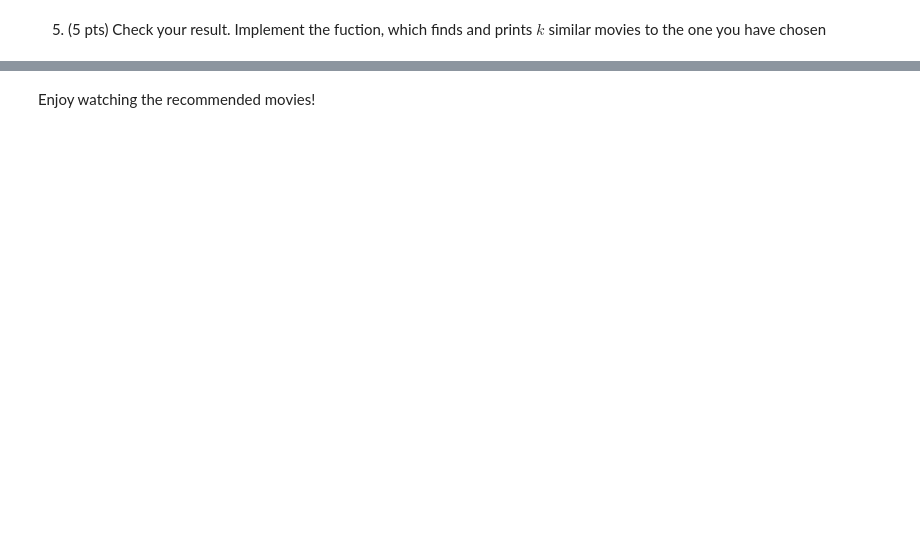
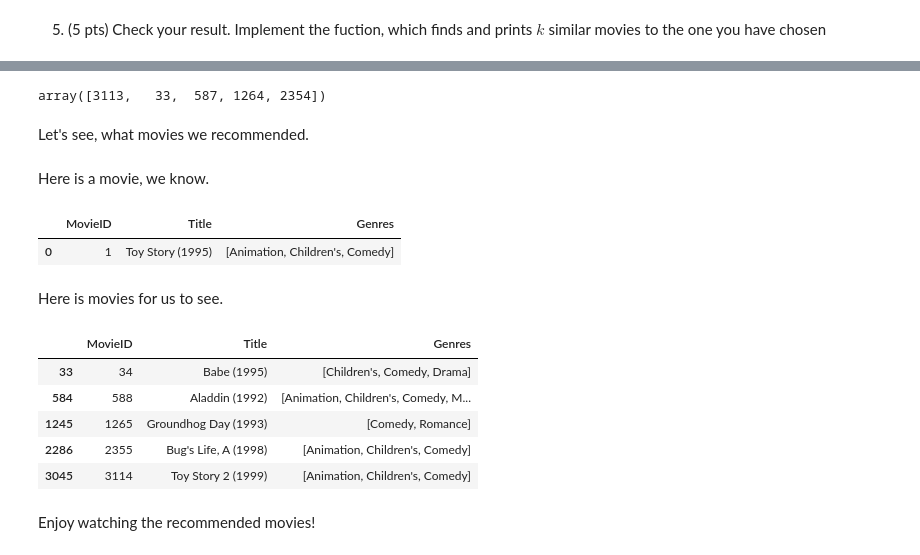
Before and after one commit to prosvirinKir/Numerical-Linear-Algebra, a Jupyter notebook: NLA_HW2_ProsvirinKV_.ipynb, the cells around one changed output, grey strips where cells are left out. Drawn from its saved outputs; the diff is of its cells as text; code cells hidden in the pictures; blank space fills up the shorter version.

```diff
--- a/NLA_HW2_ProsvirinKV_.ipynb
+++ b/NLA_HW2_ProsvirinKV_.ipynb
@@ -1395,2 +1496,37 @@ $$
+# %%
+movie_query = 0
+# %%
+def find_similar(q, k=1, vecs=item_latent_factors):
+  similarities = cosine(vecs[q][None, :], vecs)
+  idxs = np.argsort(similarities)[-k - 1:-1][::-1]
+
+  return idxs
+# %%
+similar = find_similar(movie_query, 5)
+similar
+# %% [output]
+array([3113,   33,  587, 1264, 2354])
+# %% [markdown]
+Let's see, what movies we recommended.
+# %%
+df_movies = pd.DataFrame(movies_info)
+# %% [markdown]
+Here is a movie, we know.
+# %%
+df_movies[df_movies['MovieID'] == movie_query + 1]
+# %% [output]
+|  | MovieID | Title | Genres |
+| 0 | 1 | Toy Story (1995) | [Animation, Children's, Comedy] |
+# %% [markdown]
+Here is movies for us to see.
+# %%
+df_movies[df_movies['MovieID'].isin(similar + 1)]
+# %% [output]
+|  | MovieID | Title | Genres |
+| 33 | 34 | Babe (1995) | [Children's, Comedy, Drama] |
+| 584 | 588 | Aladdin (1992) | [Animation, Children's, Comedy, M... |
+| 1245 | 1265 | Groundhog Day (1993) | [Comedy, Romance] |
+| 2286 | 2355 | Bug's Life, A (1998) | [Animation, Children's, Comedy] |
+| 3045 | 3114 | Toy Story 2 (1999) | [Animation, Children's, Comedy] |
 # %% [markdown]
 Enjoy watching the recommended movies!
```
Also changed, not shown: parts of 21 cells of this notebook.
